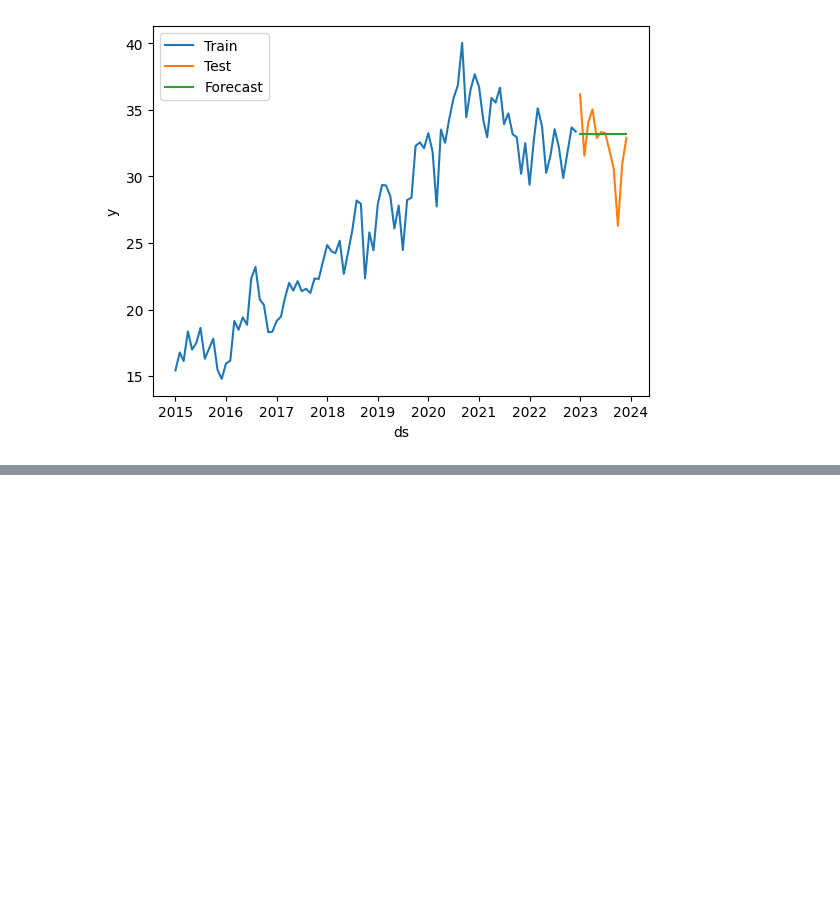
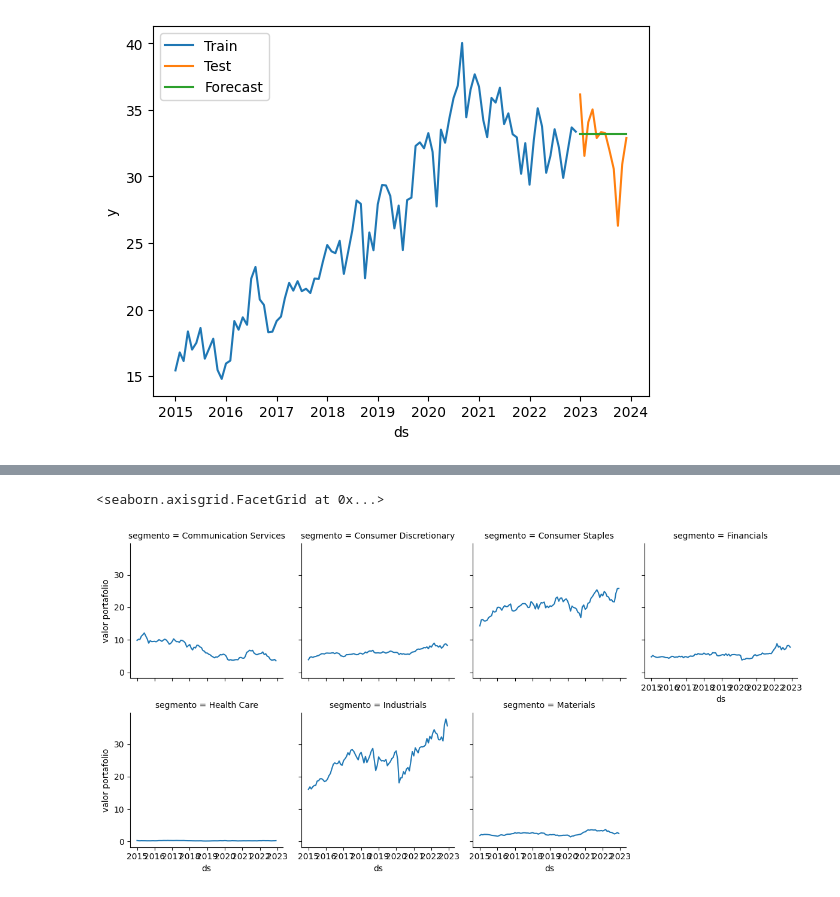
Before and after one commit to daniel-nuno/time_series_O2024_MAF3074N, a Jupyter notebook: arima_ipc.ipynb, the cells around one changed output, grey strips where cells are left out. Cells and saved outputs as stored; diff of their text form; code cells hidden in the pictures; blank space fills up the shorter version.

```diff
--- a/arima_ipc.ipynb
+++ b/arima_ipc.ipynb
@@ -421,0 +467,6 @@ arima_string(sf.fitted_[6,0].model_)
+# %%
+g = sns.FacetGrid(sector_train_, col="segmento", col_wrap=4, margin_titles=True)
+g.map(sns.lineplot, "ds", "valor portafolio", 'segmento')
+# %% [output]
+<seaborn.axisgrid.FacetGrid at 0x...>
+[figure, added]
```
Also changed, not shown: parts of 29 cells of this notebook.
